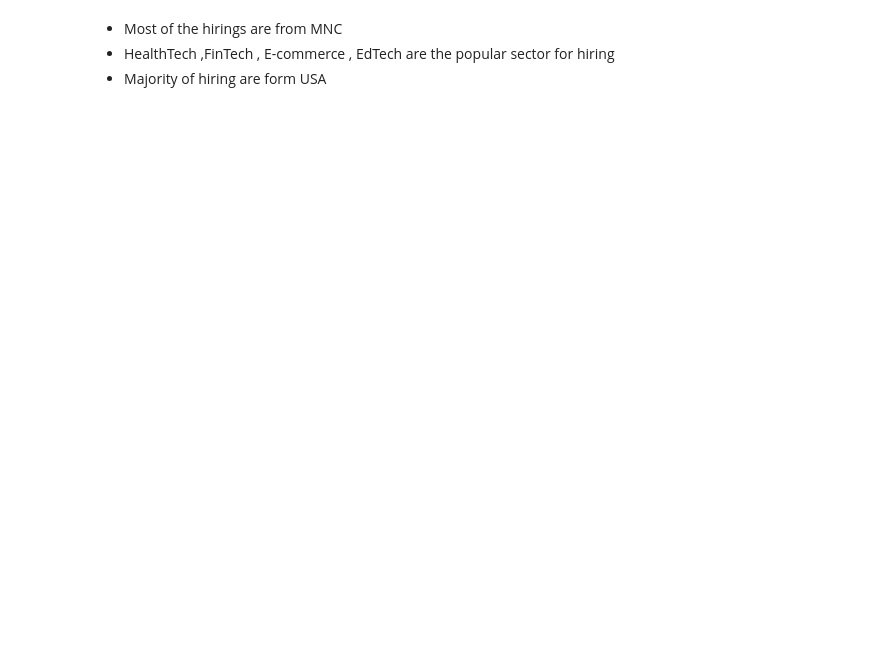
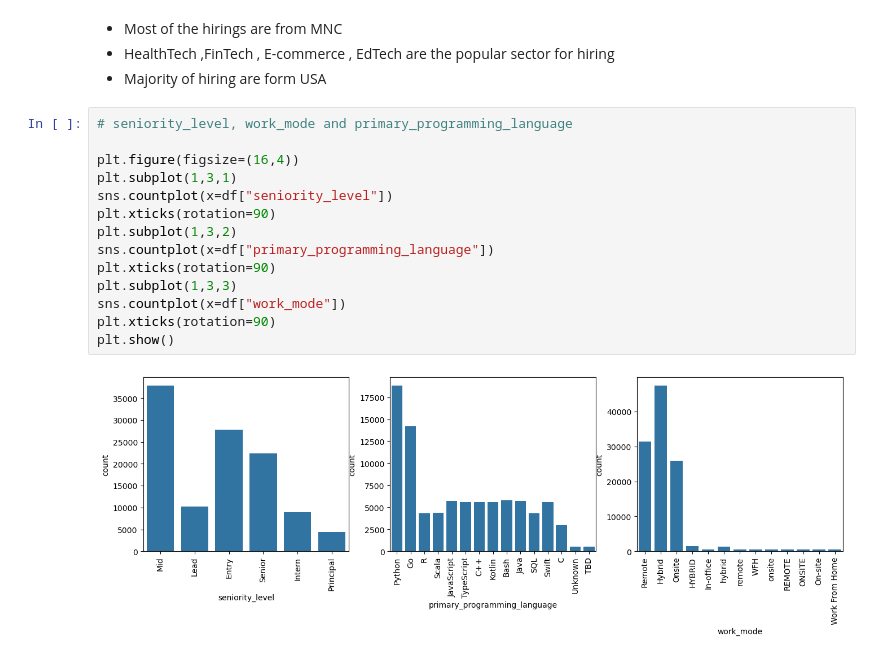
Before and after one commit to varunkumar-2107/MLCoE-Tasks, a Jupyter notebook: Task_1/task.ipynb, the cells around one changed output. Drawn from its saved outputs; the diff is of its cells as text; blank space fills up the shorter version.

```diff
--- a/Task_1/task.ipynb
+++ b/Task_1/task.ipynb
@@ -300,3 +361,19 @@ plt.show()
 - Most of the hirings are from MNC
 - HealthTech ,FinTech , E-commerce , EdTech are the popular sector for hiring
 - Majority of hiring are form USA
+# %%
+# seniority_level, work_mode and primary_programming_language
+
+plt.figure(figsize=(16,4))
+plt.subplot(1,3,1)
+sns.countplot(x=df["seniority_level"])
+plt.xticks(rotation=90)
+plt.subplot(1,3,2)
+sns.countplot(x=df["primary_programming_language"])
+plt.xticks(rotation=90)
+plt.subplot(1,3,3)
+sns.countplot(x=df["work_mode"])
+plt.xticks(rotation=90)
+plt.show()
+# %% [output]
+[figure, added]
```
Also changed, not shown: parts of 36 cells of this notebook.
